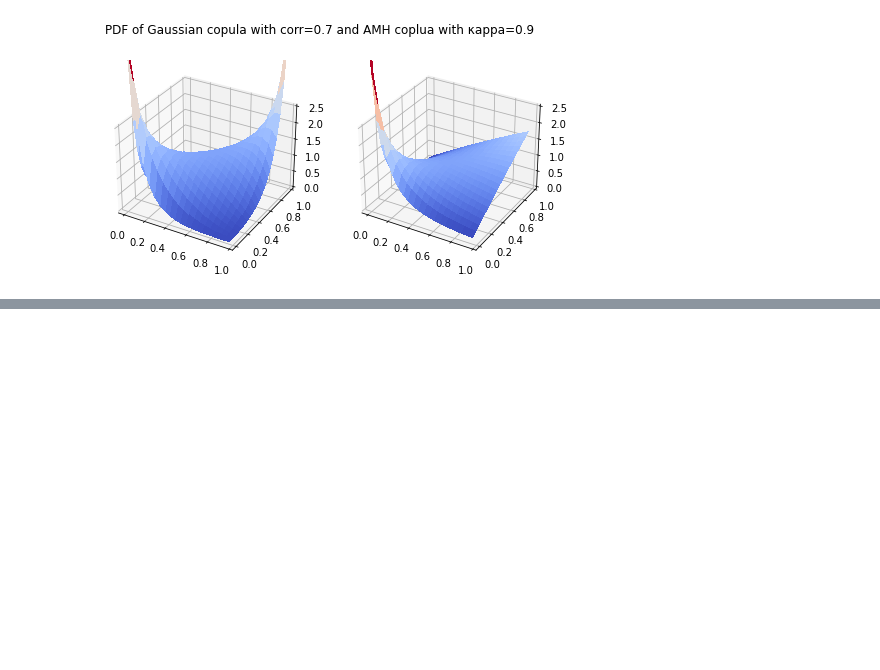
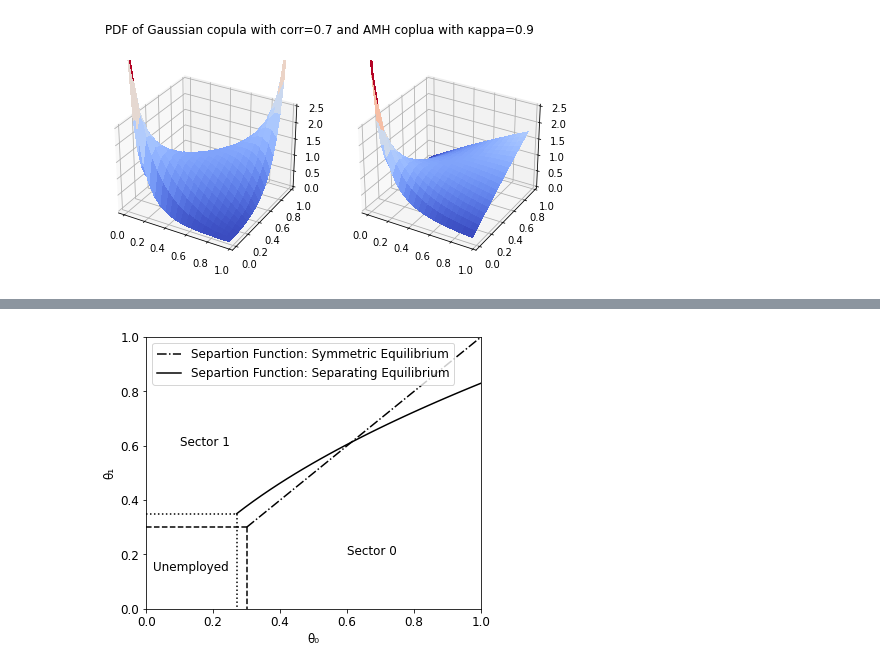
Before and after one commit to pwikman/general_equilibrium, a Jupyter notebook: calcs.ipynb, the cells around one changed output, grey strips where cells are left out. Drawn from its saved outputs; the diff is of its cells as text; code cells hidden in the pictures; blank space fills up the shorter version.

```diff
--- a/calcs.ipynb
+++ b/calcs.ipynb
@@ -677,0 +742,33 @@ plt.clf()
+# %%
+# Plot describing equilibria for different values of the correlation parameter and AMH copula
+subscript = str.maketrans("0123456789", "₀₁₂₃₄₅₆₇₈₉")
+d = np.arange(0.3, 1.05, 0.025)
+dd = np.arange(0.27, 1.05, 0.025)
+fig, ax = plt.subplots(figsize=(6, 5))
+
+
+for item in ([ax.xaxis.label, ax.yaxis.label] +
+             ax.get_xticklabels() + ax.get_yticklabels()):
+    item.set_fontsize(12)
+
+
+vecfunc1 = np.vectorize(lambda x: x)
+ax.plot(d,vecfunc1(d), label='Separtion Function: Symmetric Equilibrium',linestyle='dashdot',color='black')
+
+vecfunc2 = np.vectorize(lambda x: x**(0.5)-0.17)
+ax.plot(dd,vecfunc2(dd), label='Separtion Function: Separating Equilibrium',color='black')
+plt.plot([0, 0.3], [0.3, 0.3], 'k--')
+plt.plot([0.3, 0.3], [0.3, 0], 'k--')
+plt.plot([0, 0.27], [(0.3**(0.5)-0.2), (0.3**(0.5)-0.2)],color='black', linestyle='dotted')
+plt.plot([0.27, 0.27], [(0.3**(0.5)-0.2), 0],color='black', linestyle='dotted')
+plt.text(0.02, 0.14, 'Unemployed', fontsize=12)
+plt.text(0.1, 0.6, 'Sector 1', fontsize=12)
+plt.text(0.6, 0.2, 'Sector 0', fontsize=12)
+ax.set_ylim([0, 1])
+ax.set_xlim([0, 1])
+ax.set_xlabel('θ0'.translate(subscript))
+ax.set_ylabel('θ1'.translate(subscript))
+ax.legend(loc='upper left',prop={'size': 12})
+plt.savefig('isf.png')
+# %% [output]
+[figure, added]
```
Also changed, not shown: parts of 42 cells of this notebook, 29 other files.
